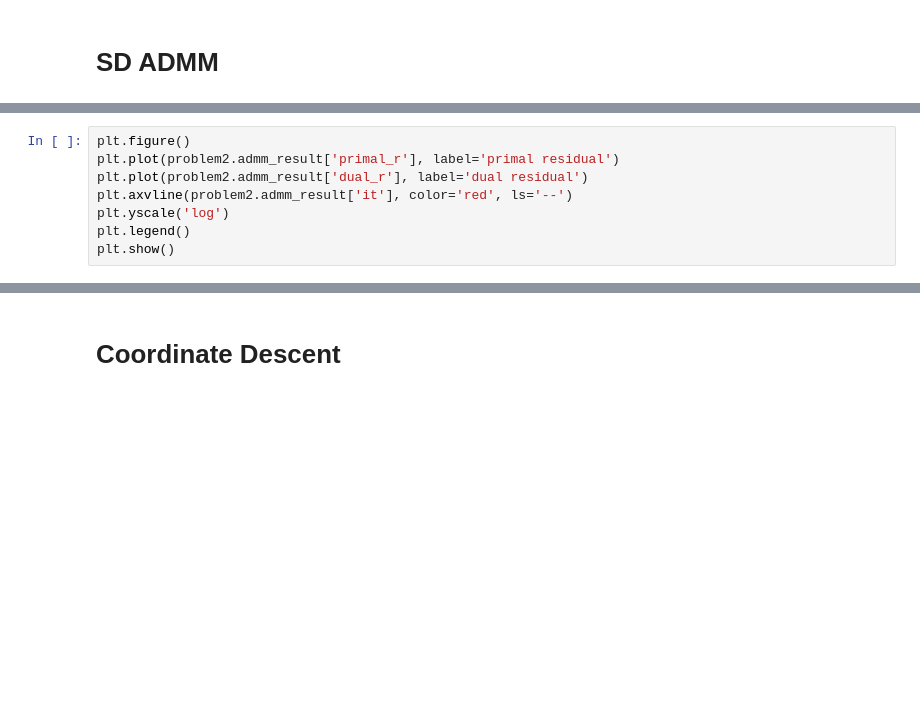
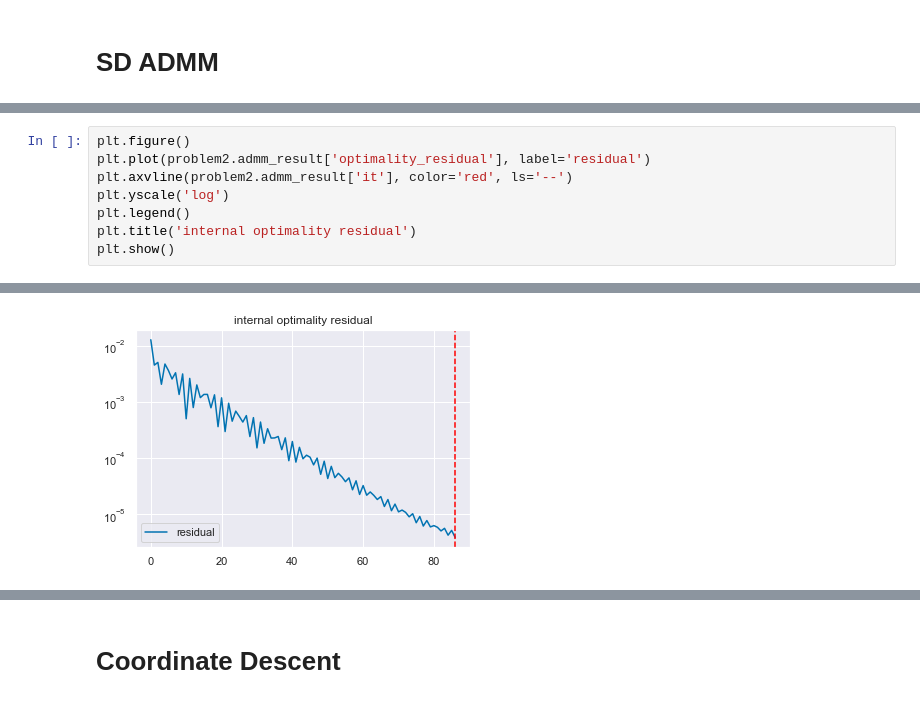
Before and after one commit to cvxgrp/signal-decomposition, a Jupyter notebook: notebooks/Simple_convex_example-3_ways.ipynb, the cells around one changed output, grey strips where cells are left out. Cells and saved outputs as stored; diff of their text form; blank space fills up the shorter version.

```diff
--- a/notebooks/Simple_convex_example-3_ways.ipynb
+++ b/notebooks/Simple_convex_example-3_ways.ipynb
@@ -86,9 +87,9 @@ plt.show()
 # %%
 plt.figure()
-plt.plot(problem2.admm_result['primal_r'], label='primal residual')
-plt.plot(problem2.admm_result['dual_r'], label='dual residual')
+plt.plot(problem2.admm_result['optimality_residual'], label='residual')
 plt.axvline(problem2.admm_result['it'], color='red', ls='--')
 plt.yscale('log')
 plt.legend()
+plt.title('internal optimality residual')
 plt.show()
 # %% [output]
@@ -97,3 +96,4 @@ plt.show()
+[figure, added]
 # %%
 problem2.objective_value
 # %% [output]
```
Also changed, not shown: parts of 23 cells of this notebook, 9 other files.
